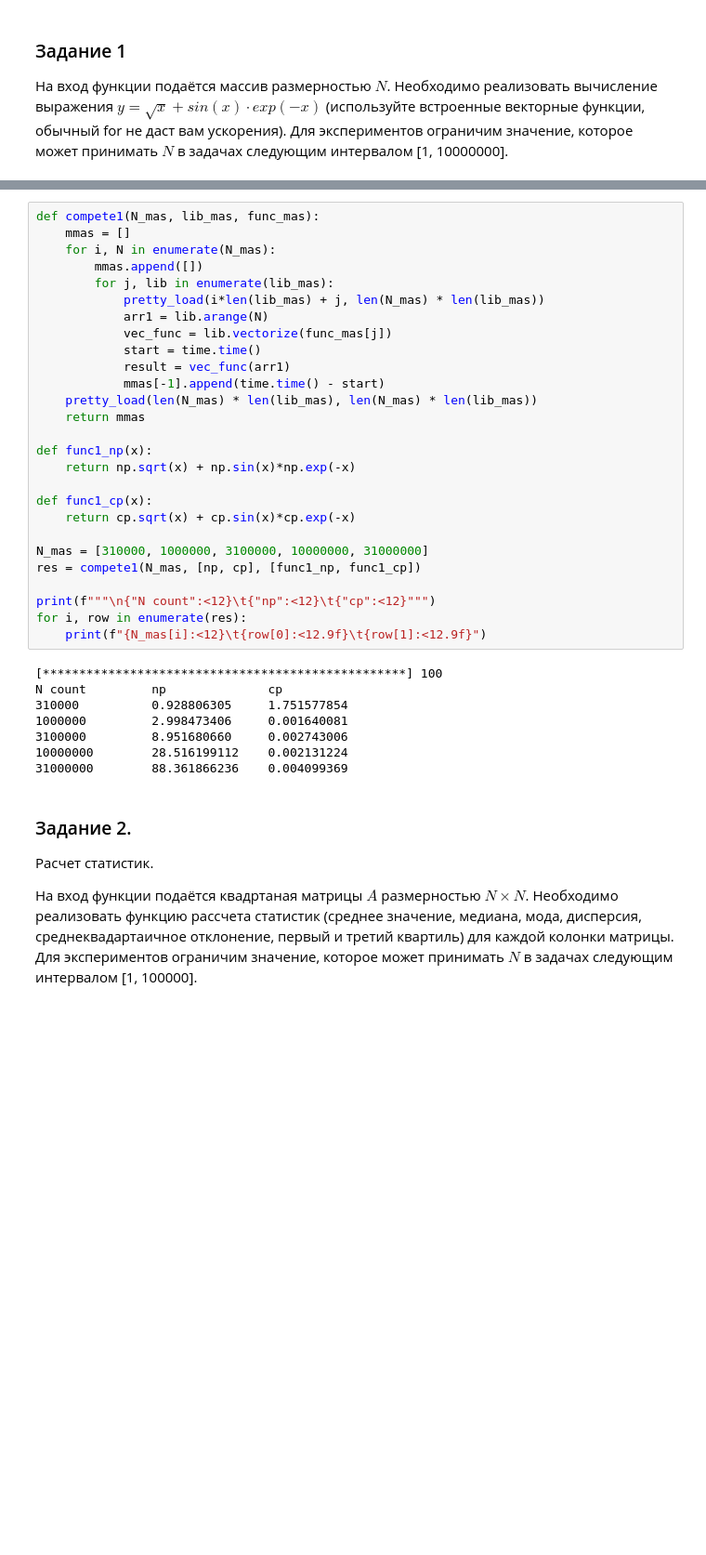
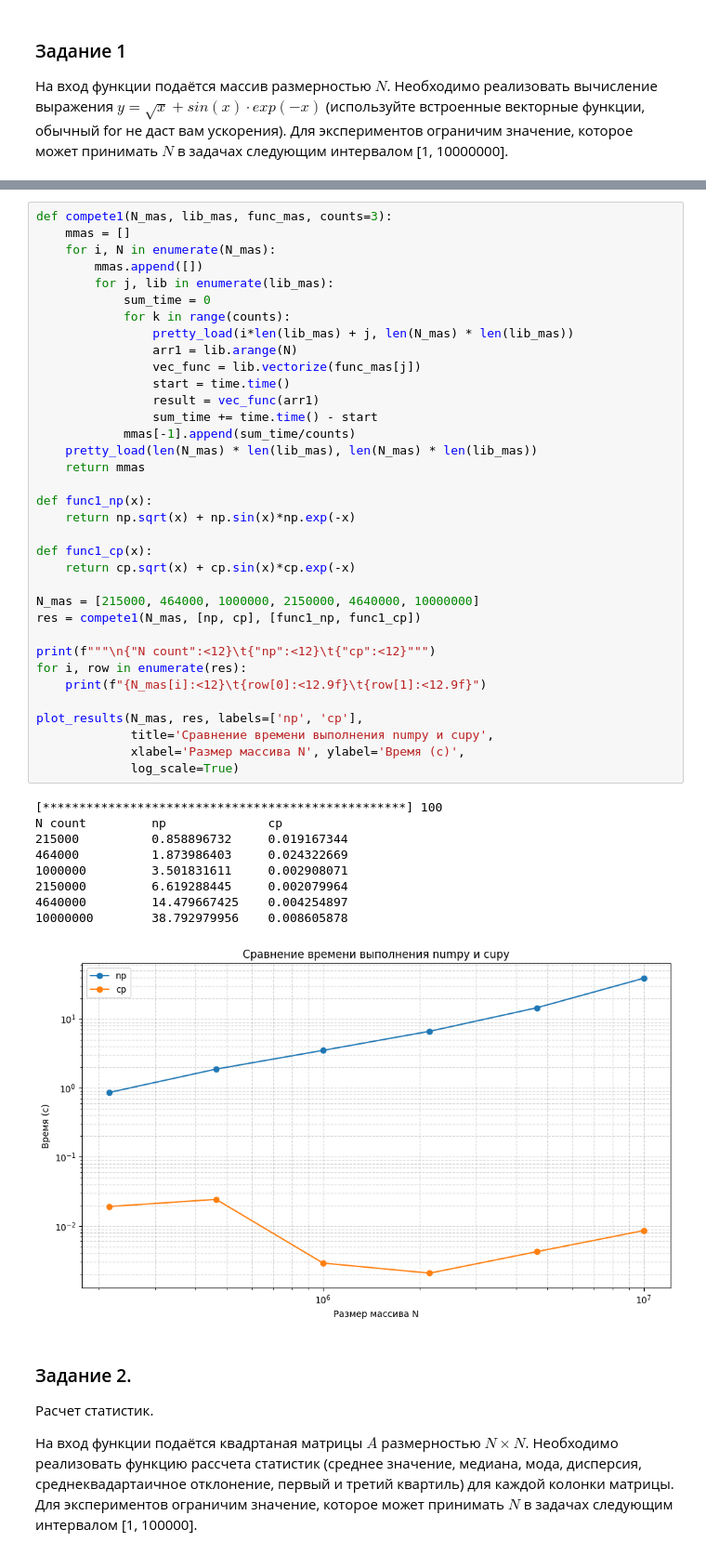
Before and after one commit to Leousov/2_course, a Jupyter notebook: cuda/practice1.ipynb, the cells around one changed output, grey strips where cells are left out. Shown at 93% size. Cells and saved outputs as stored; diff of their text form; blank space fills up the shorter version.

```diff
--- a/cuda/practice1.ipynb
+++ b/cuda/practice1.ipynb
@@ -33,38 +67,48 @@ def pretty_load(i, I, text="", bar_len = 50):
 # %%
-def compete1(N_mas, lib_mas, func_mas):
+def compete1(N_mas, lib_mas, func_mas, counts=3):
     mmas = []
     for i, N in enumerate(N_mas):
         mmas.append([])
         for j, lib in enumerate(lib_mas):
-            pretty_load(i*len(lib_mas) + j, len(N_mas) * len(lib_mas))
-            arr1 = lib.arange(N)
-            vec_func = lib.vectorize(func_mas[j])
-            start = time.time()
-            result = vec_func(arr1)
-            mmas[-1].append(time.time() - start)
+            sum_time = 0
+            for k in range(counts):
+                pretty_load(i*len(lib_mas) + j, len(N_mas) * len(lib_mas))
+                arr1 = lib.arange(N)
+                vec_func = lib.vectorize(func_mas[j])
+                start = time.time()
+                result = vec_func(arr1)
+                sum_time += time.time() - start
+            mmas[-1].append(sum_time/counts)
     pretty_load(len(N_mas) * len(lib_mas), len(N_mas) * len(lib_mas))
     return mmas
 
 def func1_np(x):
     return np.sqrt(x) + np.sin(x)*np.exp(-x)
 
 def func1_cp(x):
     return cp.sqrt(x) + cp.sin(x)*cp.exp(-x)
 
-N_mas = [310000, 1000000, 3100000, 10000000, 31000000]
+N_mas = [215000, 464000, 1000000, 2150000, 4640000, 10000000]
 res = compete1(N_mas, [np, cp], [func1_np, func1_cp])
 
 print(f"""\n{"N count":<12}\t{"np":<12}\t{"cp":<12}""")
 for i, row in enumerate(res):
     print(f"{N_mas[i]:<12}\t{row[0]:<12.9f}\t{row[1]:<12.9f}")
+
+plot_results(N_mas, res, labels=['np', 'cp'],
+             title='Сравнение времени выполнения numpy и cupy',
+             xlabel='Размер массива N', ylabel='Время (с)',
+             log_scale=True)
 # %% [output]
 [**************************************************] 100
 N count         np              cp
-310000          0.928806305     1.751577854
-1000000         2.998473406     0.001640081
-3100000         8.951680660     0.002743006
-10000000        28.516199112    0.002131224
-31000000        88.361866236    0.004099369
+215000          0.858896732     0.019167344
+464000          1.873986403     0.024322669
+1000000         3.501831611     0.002908071
+2150000         6.619288445     0.002079964
+4640000         14.479667425    0.004254897
+10000000        38.792979956    0.008605878
+[figure, added]
 # %% [markdown]
 ### Задание 2.
 
```
Also changed, not shown: parts of 6 cells of this notebook.
